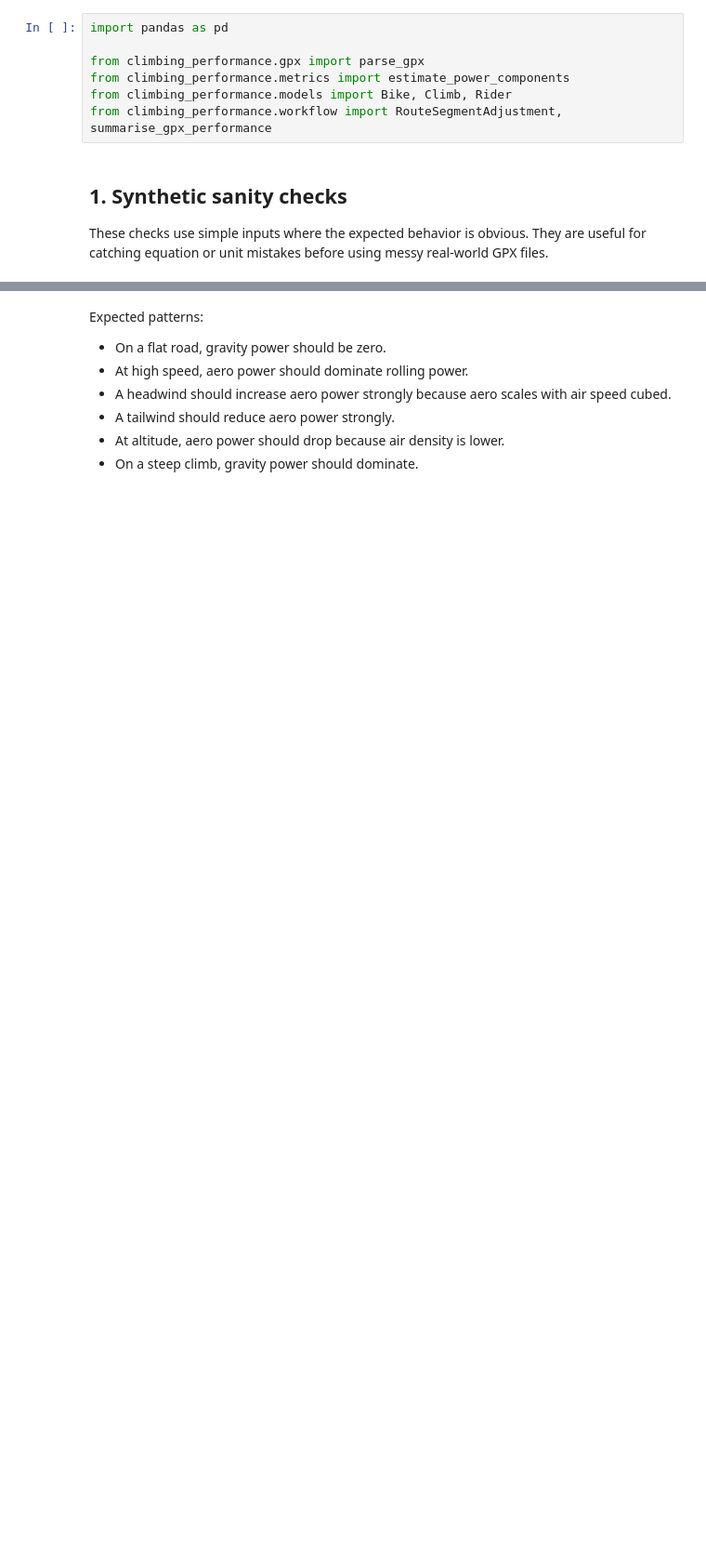
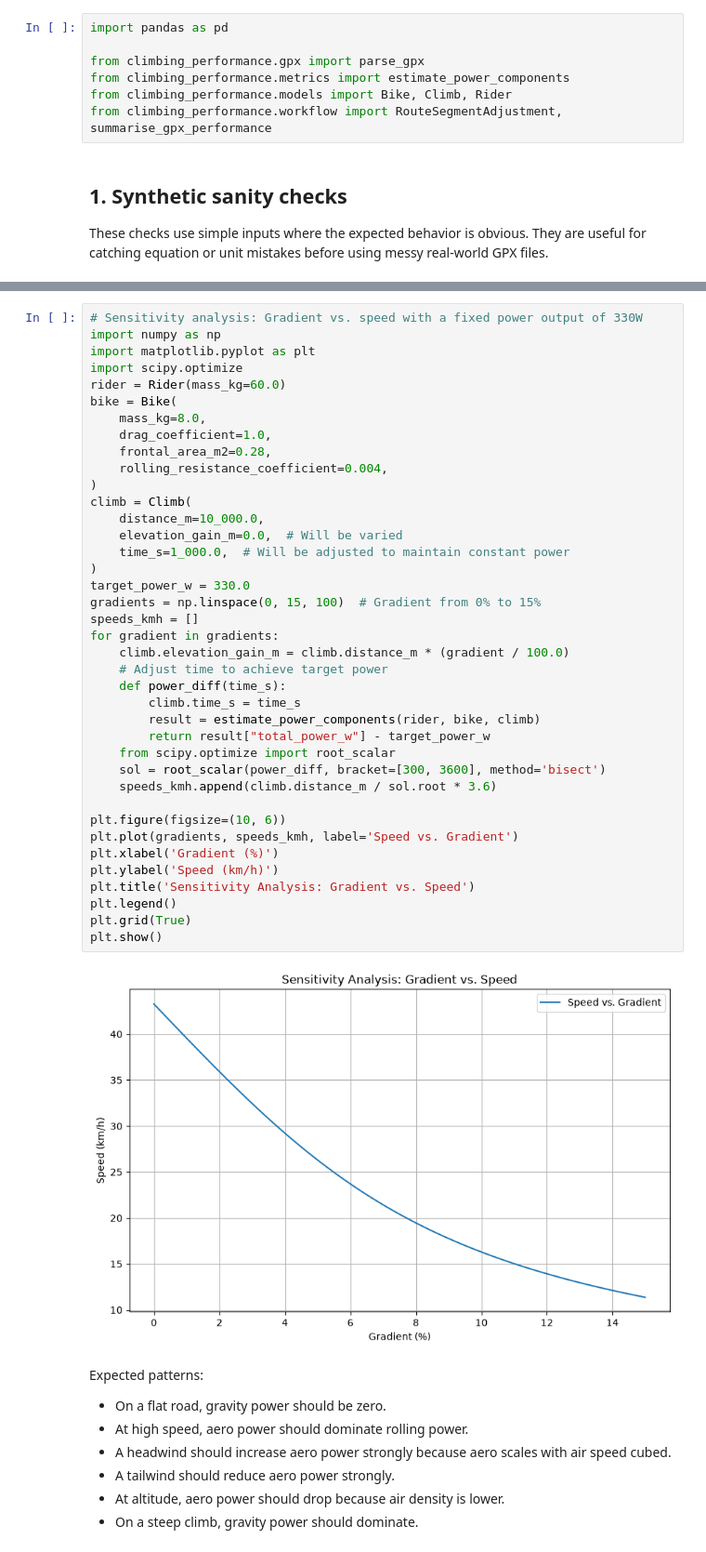
Before and after one commit to belindbl/climbing-performance-estimator, a Jupyter notebook: notebooks/model_validation.ipynb, the cells around one changed output, grey strips where cells are left out. Shown at 93% size. Cells and saved outputs as stored; diff of their text form; blank space fills up the shorter version.

```diff
--- a/notebooks/model_validation.ipynb
+++ b/notebooks/model_validation.ipynb
@@ -102,3 +106,44 @@ synthetic_df[
+# %%
+# Sensitivity analysis: Gradient vs. speed with a fixed power output of 330W
+import numpy as np
+import matplotlib.pyplot as plt
+import scipy.optimize
+rider = Rider(mass_kg=60.0)
+bike = Bike(
+    mass_kg=8.0,
+    drag_coefficient=1.0,
+    frontal_area_m2=0.28,
+    rolling_resistance_coefficient=0.004,
+)
+climb = Climb(
+    distance_m=10_000.0,
+    elevation_gain_m=0.0,  # Will be varied
+    time_s=1_000.0,  # Will be adjusted to maintain constant power
+)
+target_power_w = 330.0
+gradients = np.linspace(0, 15, 100)  # Gradient from 0% to 15%
+speeds_kmh = []
+for gradient in gradients:
+    climb.elevation_gain_m = climb.distance_m * (gradient / 100.0)
+    # Adjust time to achieve target power
+    def power_diff(time_s):
+        climb.time_s = time_s
+        result = estimate_power_components(rider, bike, climb)
+        return result["total_power_w"] - target_power_w
+    from scipy.optimize import root_scalar
+    sol = root_scalar(power_diff, bracket=[300, 3600], method='bisect')
+    speeds_kmh.append(climb.distance_m / sol.root * 3.6)
+
+plt.figure(figsize=(10, 6))
+plt.plot(gradients, speeds_kmh, label='Speed vs. Gradient')
+plt.xlabel('Gradient (%)')
+plt.ylabel('Speed (km/h)')
+plt.title('Sensitivity Analysis: Gradient vs. Speed')
+plt.legend()
+plt.grid(True)
+plt.show()
+# %% [output]
+[figure, added]
 # %% [markdown]
 Expected patterns:
 
```
Also changed, not shown: parts of 3 cells of this notebook, 19 other files.
